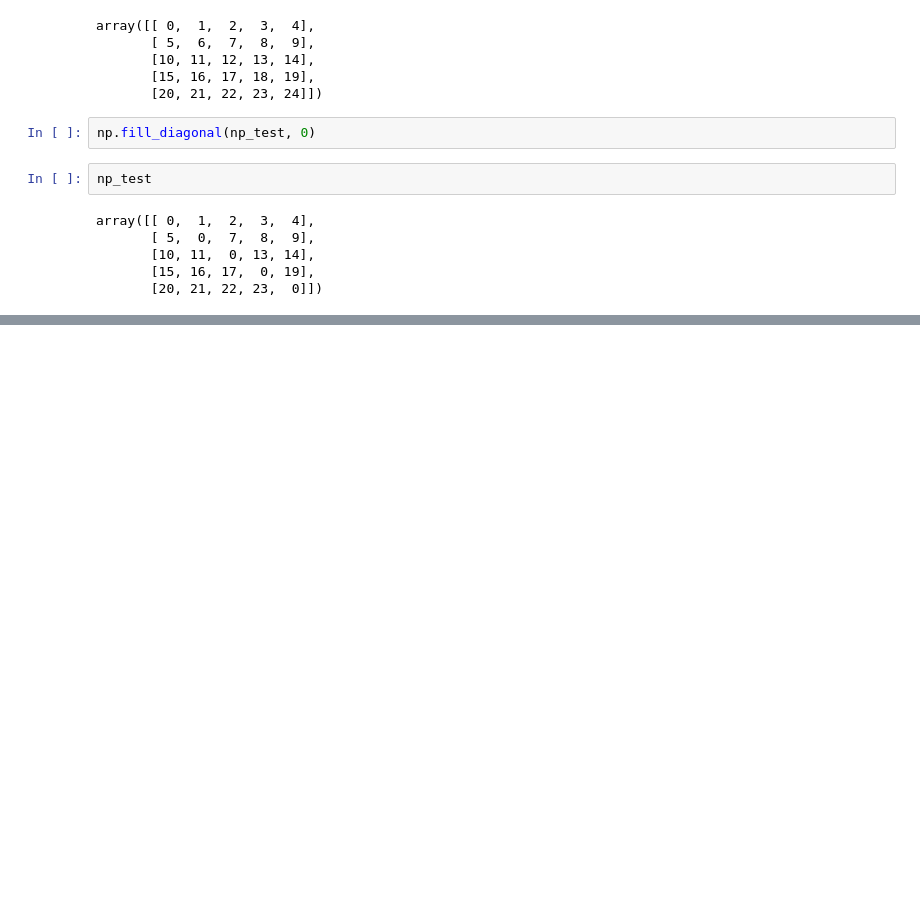
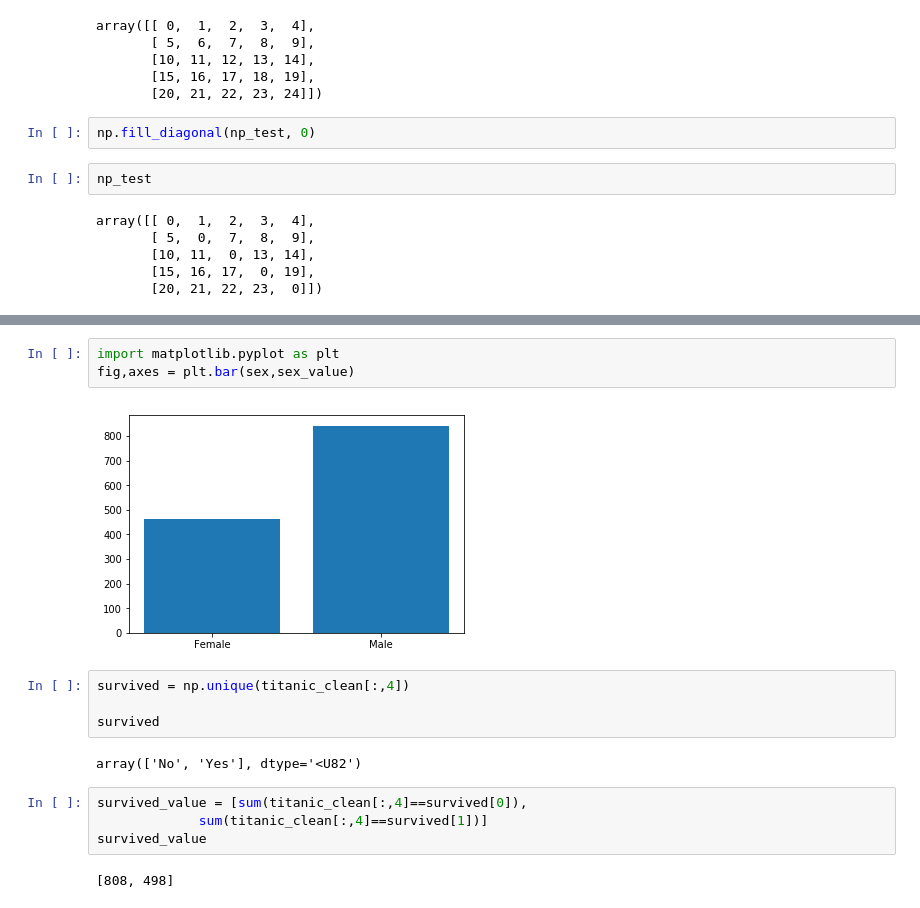
Before and after one commit to kamonsiri080/DW, a Jupyter notebook: Lab8.ipynb, the cells around one changed output, grey strips where cells are left out. Saved outputs shown, nothing was run; the diff lists cells and outputs as text; blank space fills up the shorter version.

```diff
--- a/Lab8.ipynb
+++ b/Lab8.ipynb
@@ -583,0 +695,17 @@ array([[ 0,  1,  2,  3,  4],
+# %%
+import matplotlib.pyplot as plt
+fig,axes = plt.bar(sex,sex_value)
+# %% [output]
+[figure, added]
+# %%
+survived = np.unique(titanic_clean[:,4])
+
+survived
+# %% [output]
+array(['No', 'Yes'], dtype='<U82')
+# %%
+survived_value = [sum(titanic_clean[:,4]==survived[0]),
+             sum(titanic_clean[:,4]==survived[1])]
+survived_value
+# %% [output]
+[808, 498]
```
Also changed, not shown: parts of 35 cells of this notebook.
